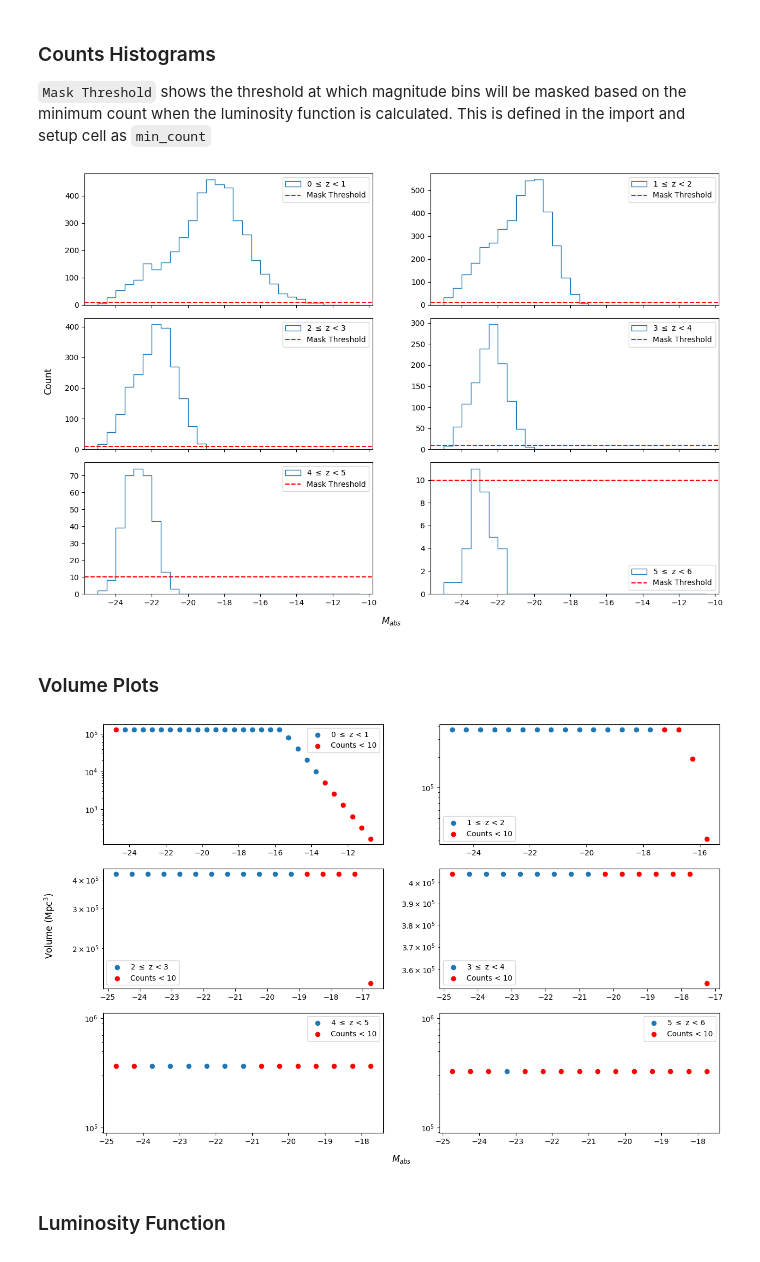
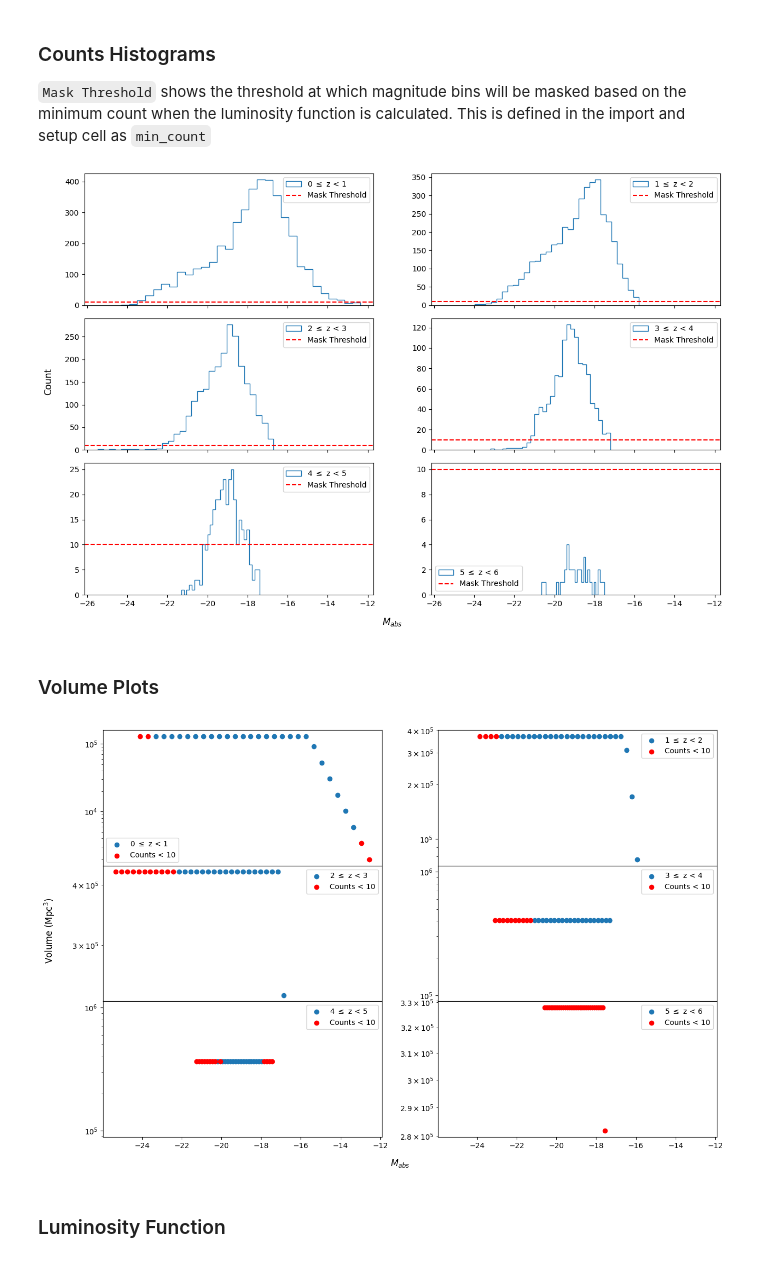
Before and after one commit to daniel-lyon/MPhil-Code, a Jupyter notebook: LUMFUNCS/vmax.ipynb, the cells around one changed output. Drawn from its saved outputs; the diff is of its cells as text; code cells hidden in the pictures.

```diff
--- a/LUMFUNCS/vmax.ipynb
+++ b/LUMFUNCS/vmax.ipynb
@@ -66,9 +66,10 @@ plt.show()
 ### Absolute Magnitude Distributions
 # %%
 cosmo = FlatLambdaCDM(H0=70, Om0=0.3)
-dists = cosmo.luminosity_distance(z) # Mpc
+dists = cosmo.comoving_distance(z).value # Mpc
 dists *= 10 ** 6 # Mpc -> pc
 Mag_abs = mag_ab - 5 * np.log10(dists / 10) # AB magnitude -> absolute magnitude
+
 mask = (mag_ab <= mag_lim)
 
 plt.title('Absolute Magnitude Distribution')
@@ -107,10 +108,10 @@ plt.show()
 # %% [markdown]
 ### Absolute Magnitude Limit vs Maximum Redshift
 # %%
+plt.scatter(z, M_lim, s=1, label='Limit', color='violet')
 for z_min, z_max in redshift_bins:
     mask = (z >= z_min) & (z < z_max)
     plt.scatter(z[mask], Mag_abs[mask], s=1, label=f'{z_min} $\leq$ z < {z_max}')
-
 plt.xlabel('Redshift')
 plt.ylabel('Absolute Magnitude')
 plt.legend()
@@ -120,17 +121,17 @@ for z_min, z_max in redshift_bins:
     mask = (z >= z_min) & (z < z_max)
 
     # Find the maximum distance for the redshift bin
-    dmax = cosmo.luminosity_distance(z_max).value # Mpc
+    dmax = cosmo.comoving_distance(z_max).value # Mpc
 
     # Find the maximum distance for each source
-    d = 10 * 10 ** ((mag_lim - Mag_abs[mask]) / 5) # pc
-    d /= 10 ** 6 # pc -> Mpc
+    dmaxs = 10 * 10 ** ((mag_lim - Mag_abs[mask]) / 5) # pc
+    dmaxs /= 10 ** 6 # pc -> Mpc
 
     # Limit the distance to the maximum distance
-    d[d > dmax] = dmax
+    dmaxs[dmaxs > dmax] = dmax
 
     # Find the redshift at the maximum distance
-    z_lim = z_at_value(cosmo.luminosity_distance, d.values * u.Mpc)
+    z_lim = z_at_value(cosmo.comoving_distance, dmaxs.values * u.Mpc)
 
     plt.scatter(z_lim, Mag_abs[mask], s=1, label=f'{z_min} $\leq$ z < {z_max}')
 
@@ -188,24 +191,23 @@ plt.show()
 all_data = []
 
 for z_min, z_max in redshift_bins:
+    mask = (z >= z_min) & (z < z_max)
 
-    # Bin the data by redshift
-    z_mask = (z >= z_min) & (z < z_max)
-    Mag_abs_bin = Mag_abs[z_mask]
+    Mag_abs_bin = Mag_abs[mask]
 
     # Bin the data by luminosity
-    counts, lum_bin_edges = np.histogram(Mag_abs_bin, bins=mag_abs_bins)
+    counts, lum_bin_edges = np.histogram(Mag_abs_bin, bins=n_lum_bins)
     lum_bin_centers = lum_bin_edges[0:-1] + (np.diff(lum_bin_edges)[0] / 2)
 
     # Calculate the minimum and maximum distance of the redshift bin
-    dmin = cosmo.comoving_distance(z_min).value
-    dmax = cosmo.comoving_distance(z_max).value
+    dmin = cosmo.comoving_distance(z_min).value # Mpc
+    dmax = cosmo.comoving_distance(z_max).value # Mpc
 
-    # # Find the maximum distance for each source
+    # Find the maximum distance for each source
     dmaxs = 10 * 10 ** ((mag_lim - lum_bin_centers) / 5) # pc
     dmaxs /= 10 ** 6 # pc -> Mpc
 
-    # # Distances must be greater than the minimum distance
+    # Distances must be greater than the minimum distance
     d_mask = dmaxs >= dmin
 
     # Apply mask
@@ -226,3 +228,13 @@ for z_min, z_max in redshift_bins:
     vol = (vmaxs - vmin) * (survey_area / 41253) # Mpc^3
 
     all_data.append([counts, vol, lum_bin_centers, Mag_abs_bin])
+
+    plt.scatter(dmaxs, lum_bin_centers, s=5, label=f'{z_min} $\leq$ z < {z_max}')
+    # plt.scatter(dmaxs, M_lim[mask & d_mask], s=1, label='Limit', color='violet')
+
+
+plt.title('Luminosity Bins vs Distance Limit')
+plt.xlabel('Distance (Mpc)')
+plt.ylabel('Absolute Magnitude')
+plt.legend()
+plt.show()
@@ -236,7 +250,7 @@ for ax, d, (z_start, z_end) in zip(axes.flatten(), all_data, redshift_bins):
     _, _, _, binned_data = d
 
     # Plot the data
-    ax.hist(binned_data, bins=mag_abs_bins, histtype='step', label=f'{z_start} $\leq$ z < {z_end}')
+    ax.hist(binned_data, bins=n_lum_bins, histtype='step', label=f'{z_start} $\leq$ z < {z_end}')
     ax.axhline(min_count, color='red', linestyle='--', label='Mask Threshold')
     ax.legend()
 
@@ -245,29 +259,30 @@ fig.supylabel('Count', x=0.075)
 plt.subplots_adjust(hspace=0.1)
 plt.show()
 # %% [output]
-[figure, old version]
+[figure, new version]
 # %% [markdown]
 ### Volume Plots
 # %%
-fig, axes = plt.subplots(3, 2, figsize=(15, 10))
+fig, axes = plt.subplots(3, 2, figsize=(15, 10), sharex=True)
 for ax, d, (z_start, z_end) in zip(axes.flatten(), all_data, redshift_bins):
     counts, volume, lum_bin_centers, _ = d
 
     # Mask the data
     good_counts = (counts >= min_count)
     bad_counts = (counts < min_count)
 
     # Plot the data
     ax.scatter(lum_bin_centers[good_counts], volume[good_counts], label=f'{z_start} $\leq$ z < {z_end}')
     ax.scatter(lum_bin_centers[bad_counts], volume[bad_counts], color='red', label=f'Counts < {min_count}')
     ax.set_yscale('log')
     ax.legend()
 
 fig.supxlabel('$M_{abs}$', y=0.05)
 fig.supylabel('Volume (Mpc$^3$)', x=0.05)
+plt.subplots_adjust(hspace=0)
 plt.show()
 # %% [output]
-[figure, old version]
+[figure, new version]
 # %% [markdown]
 ### Luminosity Function
 # %%
```
Also changed, not shown: parts of 9 cells of this notebook, 1 other file.
